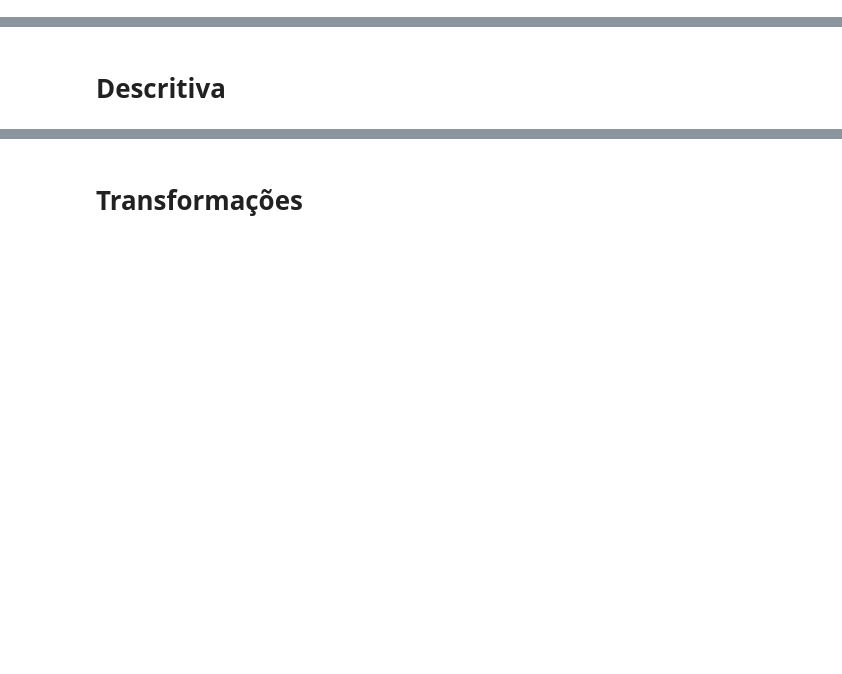
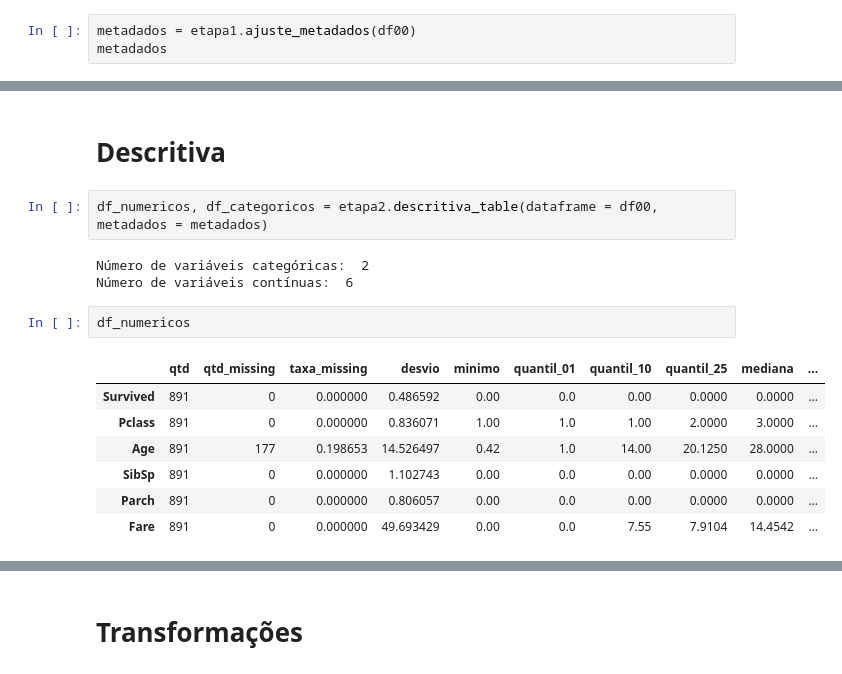
Before and after one commit to Guilherme-maia/projeto_ml_publico, a Jupyter notebook: Machine Learning.ipynb, the cells around one changed output, grey strips where cells are left out. Drawn from its saved outputs; the diff is of its cells as text; blank space fills up the shorter version.

Commit message:
Ajustes

```diff
--- a/Machine Learning.ipynb
+++ b/Machine Learning.ipynb
@@ -20,2 +66,5 @@
 # %% [markdown]
 # Metadados
+# %%
+metadados = etapa1.ajuste_metadados(df00)
+metadados
@@ -22,2 +81,17 @@
 # %% [markdown]
 # Descritiva
+# %%
+df_numericos, df_categoricos = etapa2.descritiva_table(dataframe = df00, metadados = metadados)
+# %% [output]
+Número de variáveis categóricas:  2
+Número de variáveis contínuas:  6
+# %%
+df_numericos
+# %% [output]
+|  | qtd | qtd_missing | taxa_missing | desvio | minimo | quantil_01 | quantil_10 | quantil_25 | mediana | ... |
+| Survived | 891 | 0 | 0.000000 | 0.486592 | 0.00 | 0.0 | 0.00 | 0.0000 | 0.0000 | ... |
+| Pclass | 891 | 0 | 0.000000 | 0.836071 | 1.00 | 1.0 | 1.00 | 2.0000 | 3.0000 | ... |
+| Age | 891 | 177 | 0.198653 | 14.526497 | 0.42 | 1.0 | 14.00 | 20.1250 | 28.0000 | ... |
+| SibSp | 891 | 0 | 0.000000 | 1.102743 | 0.00 | 0.0 | 0.00 | 0.0000 | 0.0000 | ... |
+| Parch | 891 | 0 | 0.000000 | 0.806057 | 0.00 | 0.0 | 0.00 | 0.0000 | 0.0000 | ... |
+| Fare | 891 | 0 | 0.000000 | 49.693429 | 0.00 | 0.0 | 7.55 | 7.9104 | 14.4542 | ... |
```
Also changed, not shown: parts of 19 cells of this notebook, 5 other files.
